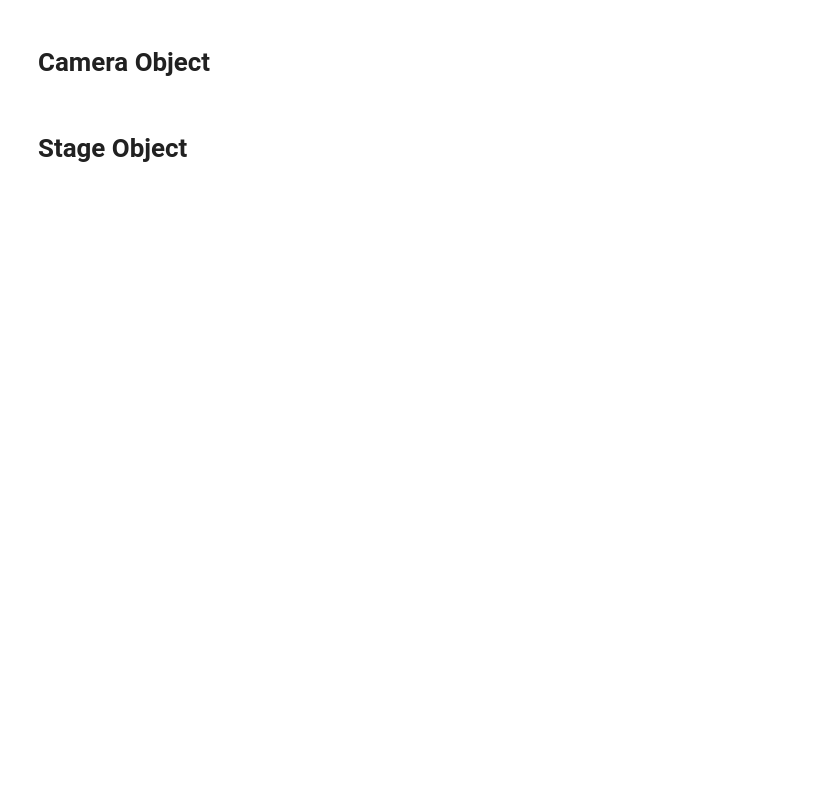
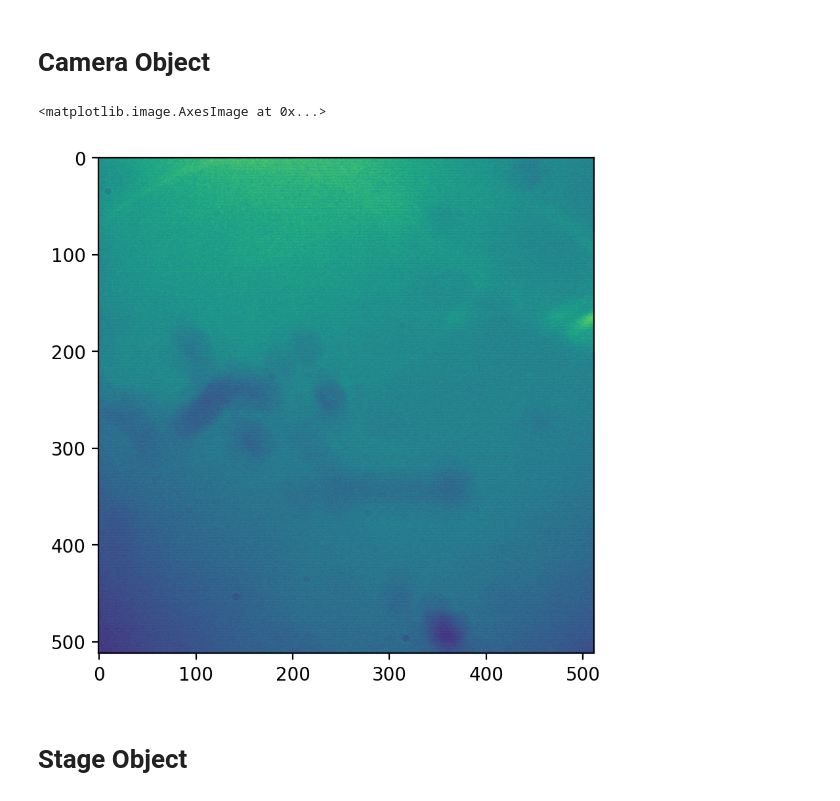
Before and after one commit to UTA-REST/MicroscopeControlSuite, a Jupyter notebook: ExampleFLIRAndStage.ipynb, the cells around one changed output. Saved outputs shown, nothing was run; the diff lists cells and outputs as text; code cells hidden in the pictures; blank space fills up the shorter version.

```diff
--- a/ExampleFLIRAndStage.ipynb
+++ b/ExampleFLIRAndStage.ipynb
@@ -14,15 +16,19 @@ import time
 # Camera Object
 # %%
 # Make a camera object
-from CamFLIR import CamFLIR
-cam=CamFLIR()
+#from CamFLIR import CamFLIR
+from CamHam import CamHam
+cam=CamHam()
 # %%
 #This is how you take a photo
 img=cam.Snap(1)
 # %%
 #and plot it
 plt.figure(figsize=(5,5),dpi=200)
-pylab.imshow(img[0],clim=(100,200))
+pylab.imshow(img[0],clim=(2000,2800))
+# %% [output]
+<matplotlib.image.AxesImage at 0x...>
+[figure, added]
 # %% [markdown]
 # Stage Object
 # %%
```
Also changed, not shown: parts of 10 cells of this notebook, 4 other files.
